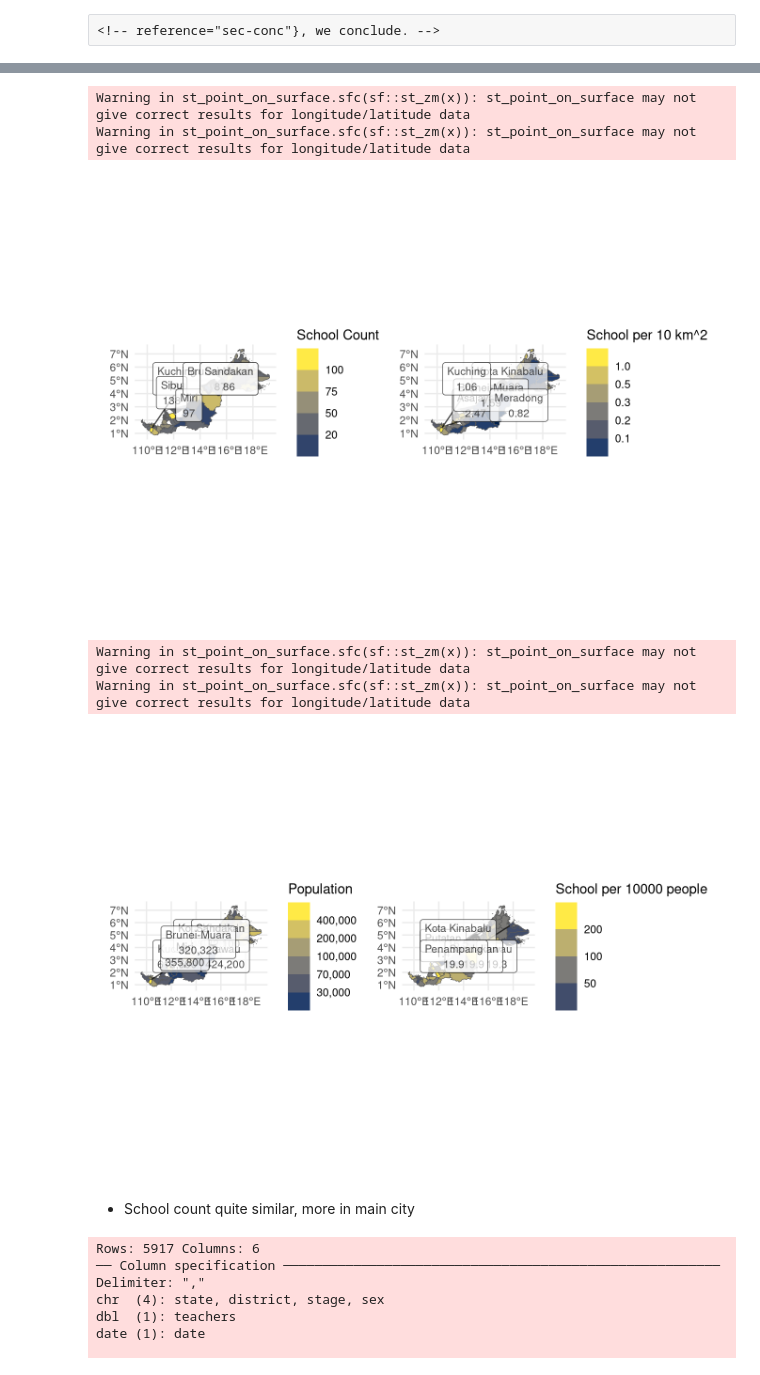
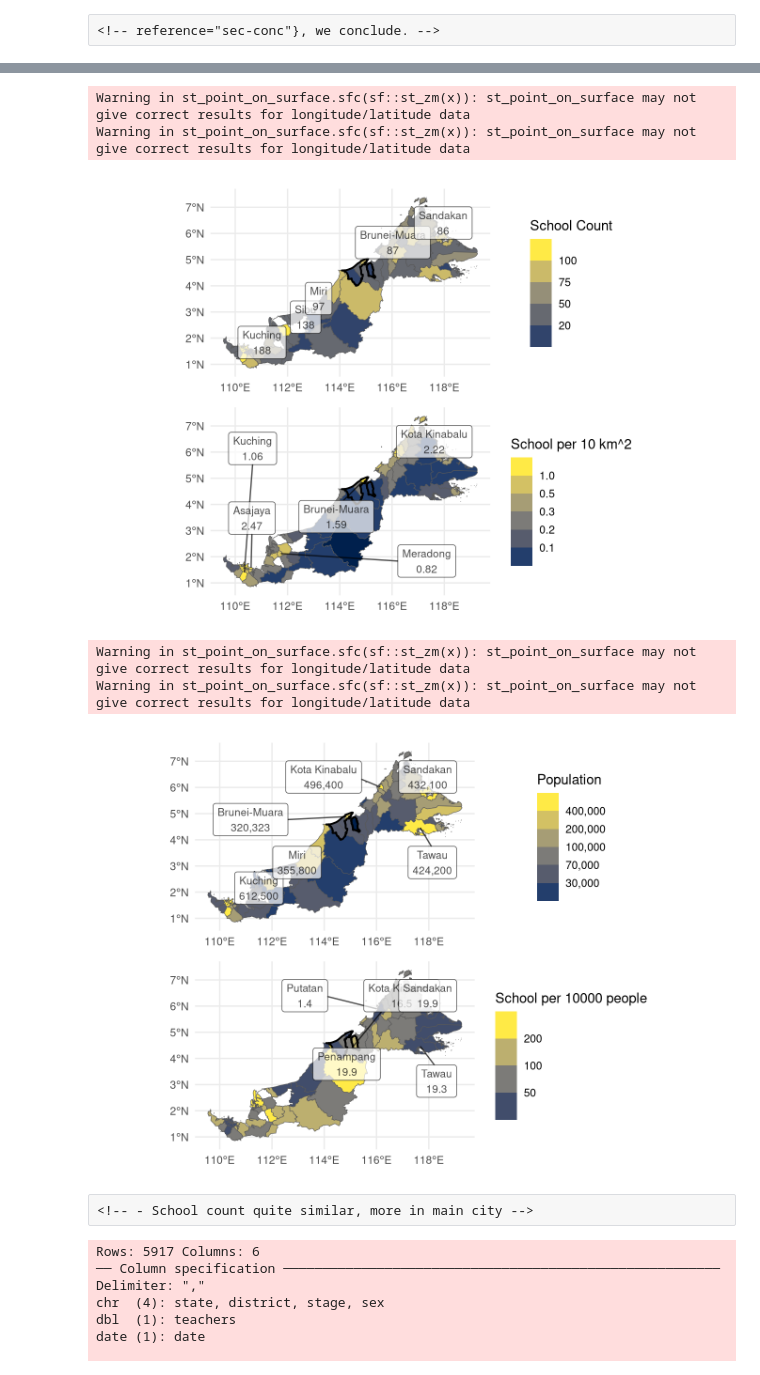
Before and after one commit to alvinbjl/school-disparity-areal-model, a Jupyter notebook: docs/index.out.ipynb, the cells around one changed output, grey strips where cells are left out. Saved outputs shown, nothing was run; the diff lists cells and outputs as text; code cells hidden in the pictures.

```diff
--- a/docs/index.out.ipynb
+++ b/docs/index.out.ipynb
@@ -191,38 +207,38 @@ m4 <- ggplot() +
   ggrepel::geom_label_repel(
     data = label_sf,
     aes(label = label, geometry = geometry),
     stat = "sf_coordinates",
     inherit.aes = FALSE,
     box.padding = 1,
     size = 3,
     alpha = 0.7,
     force=5,
     max.overlaps = Inf
   ) +
   scale_fill_viridis_b(
     option = "E",
     name = "School per 10000 people",
     na.value = NA,
     breaks = c(0,50,100,200)        # Number of bins
   ) +
   labs(x = NULL, y = NULL) +
   theme_minimal()
 
 # 2x1 grid
-(m1 | m3)
+m1 / m3
 # %% [output]
 Warning in st_point_on_surface.sfc(sf::st_zm(x)): st_point_on_surface may not
 give correct results for longitude/latitude data
 Warning in st_point_on_surface.sfc(sf::st_zm(x)): st_point_on_surface may not
 give correct results for longitude/latitude data
-[figure, old version]
+[figure, new version]
 Warning in st_point_on_surface.sfc(sf::st_zm(x)): st_point_on_surface may not
 give correct results for longitude/latitude data
 Warning in st_point_on_surface.sfc(sf::st_zm(x)): st_point_on_surface may not
 give correct results for longitude/latitude data
-[figure, old version]
+[figure, new version]
-# %% [markdown]
--   School count quite similar, more in main city
+# %% [raw]
+<!-- - School count quite similar, more in main city -->
 # %%
 brn_tchr <- bruneimap::tchr %>%
   mutate(teachers = as.numeric(M) + as.numeric(`F`),
```
Also changed, not shown: parts of 14 cells of this notebook, 33 other files.
